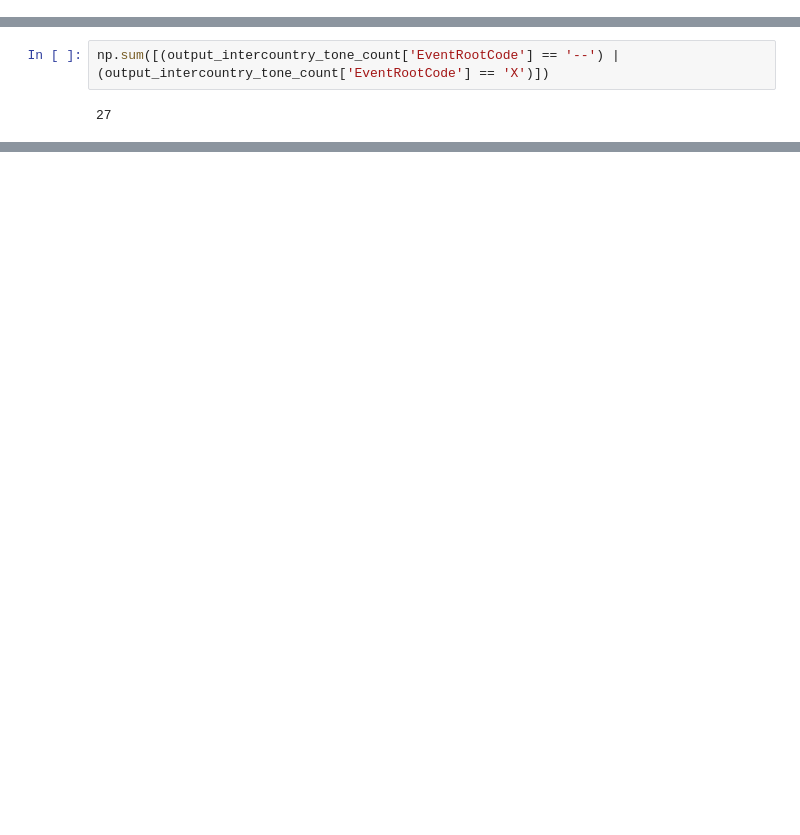
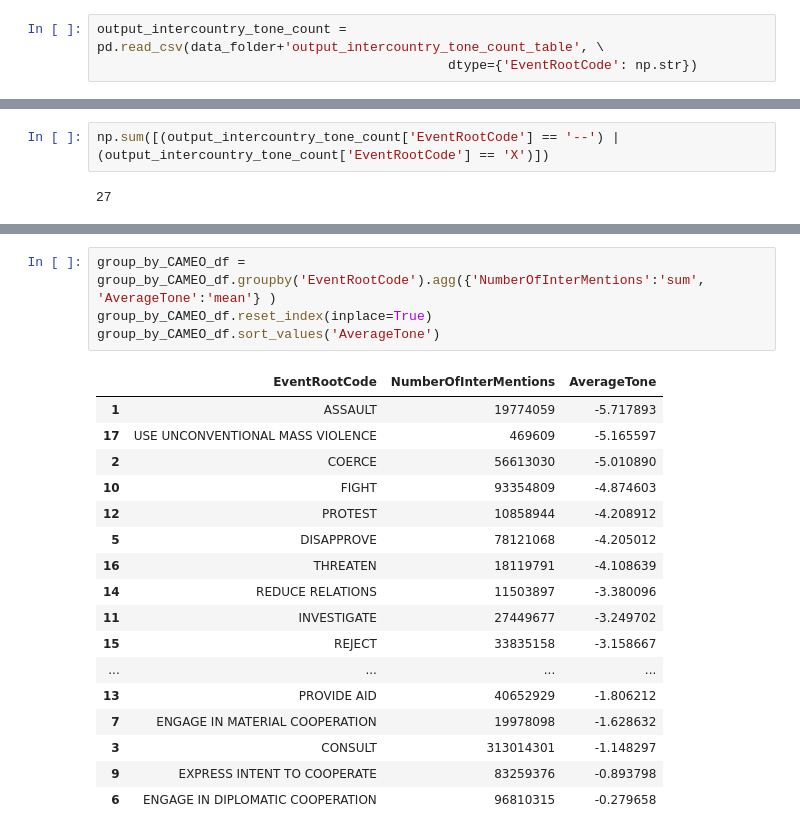
Before and after one commit to lbrgt/ADA_Project, a Jupyter notebook: Milestone2.ipynb, the cells around one changed output, grey strips where cells are left out. Cells and saved outputs as stored; diff of their text form; blank space fills up the shorter version.

```diff
--- a/Milestone2.ipynb
+++ b/Milestone2.ipynb
@@ -423,0 +441,3 @@ CAME0_translation_dict = CAME0_translation.set_index('Code').to_dict()
+# %%
+output_intercountry_tone_count = pd.read_csv(data_folder+'output_intercountry_tone_count_table', \
+                                             dtype={'EventRootCode': np.str})
@@ -488,0 +544,22 @@ array(['VE', 'AS', 'CA', 'EG', 'EI', 'GM', 'IS', 'LE', 'MY', 'RI', 'RS',
+# %%
+group_by_CAMEO_df = group_by_CAMEO_df.groupby('EventRootCode').agg({'NumberOfInterMentions':'sum', 'AverageTone':'mean'} )
+group_by_CAMEO_df.reset_index(inplace=True)
+group_by_CAMEO_df.sort_values('AverageTone')
+# %% [output]
+|  | EventRootCode | NumberOfInterMentions | AverageTone |
+| 1 | ASSAULT | 19774059 | -5.717893 |
+| 17 | USE UNCONVENTIONAL MASS VIOLENCE | 469609 | -5.165597 |
+| 2 | COERCE | 56613030 | -5.010890 |
+| 10 | FIGHT | 93354809 | -4.874603 |
+| 12 | PROTEST | 10858944 | -4.208912 |
+| 5 | DISAPPROVE | 78121068 | -4.205012 |
+| 16 | THREATEN | 18119791 | -4.108639 |
+| 14 | REDUCE RELATIONS | 11503897 | -3.380096 |
+| 11 | INVESTIGATE | 27449677 | -3.249702 |
+| 15 | REJECT | 33835158 | -3.158667 |
+| ... | ... | ... | ... |
+| 13 | PROVIDE AID | 40652929 | -1.806212 |
+| 7 | ENGAGE IN MATERIAL COOPERATION | 19978098 | -1.628632 |
+| 3 | CONSULT | 313014301 | -1.148297 |
+| 9 | EXPRESS INTENT TO COOPERATE | 83259376 | -0.893798 |
+| 6 | ENGAGE IN DIPLOMATIC COOPERATION | 96810315 | -0.279658 |
```
Also changed, not shown: parts of 24 cells of this notebook, 1 other file.
